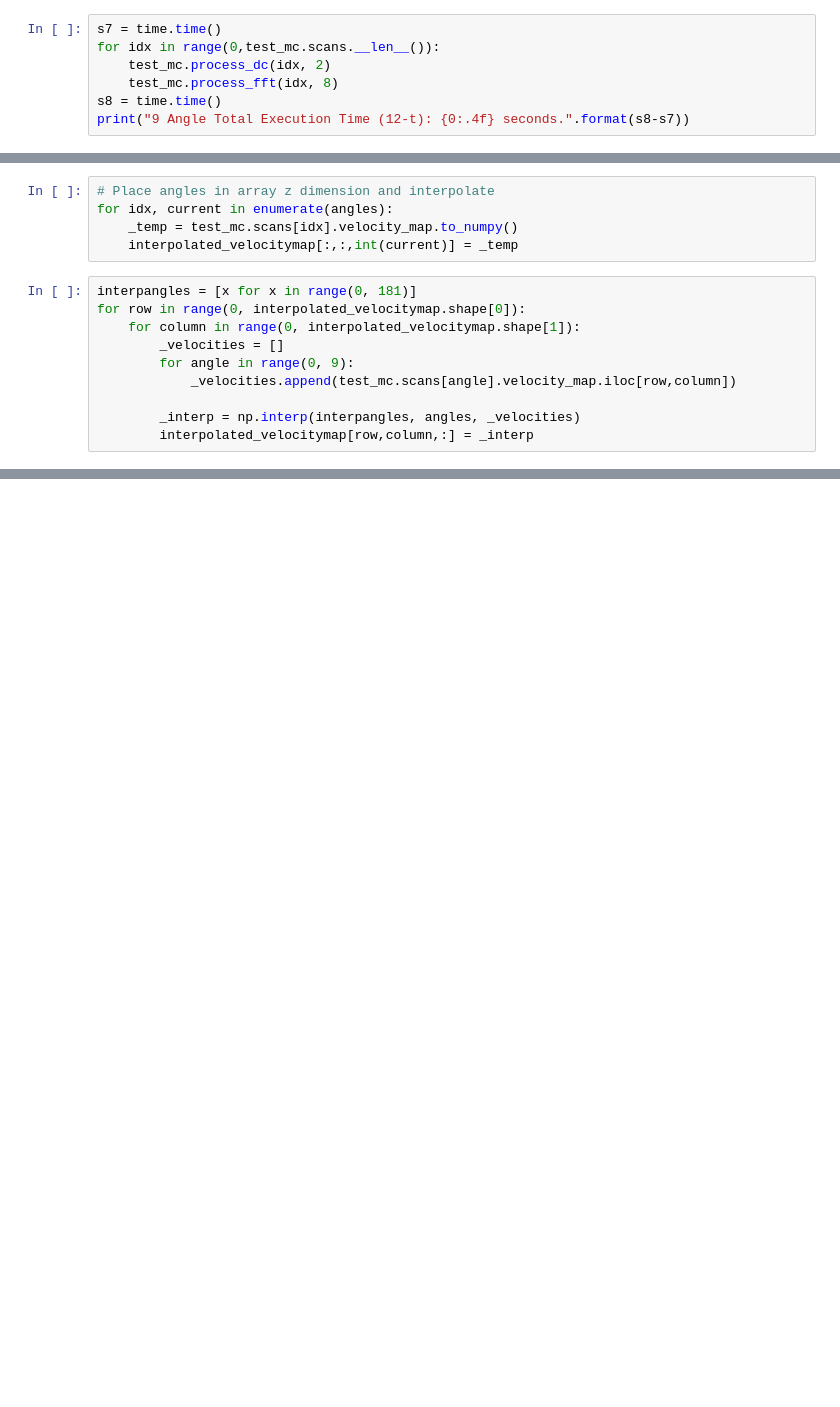
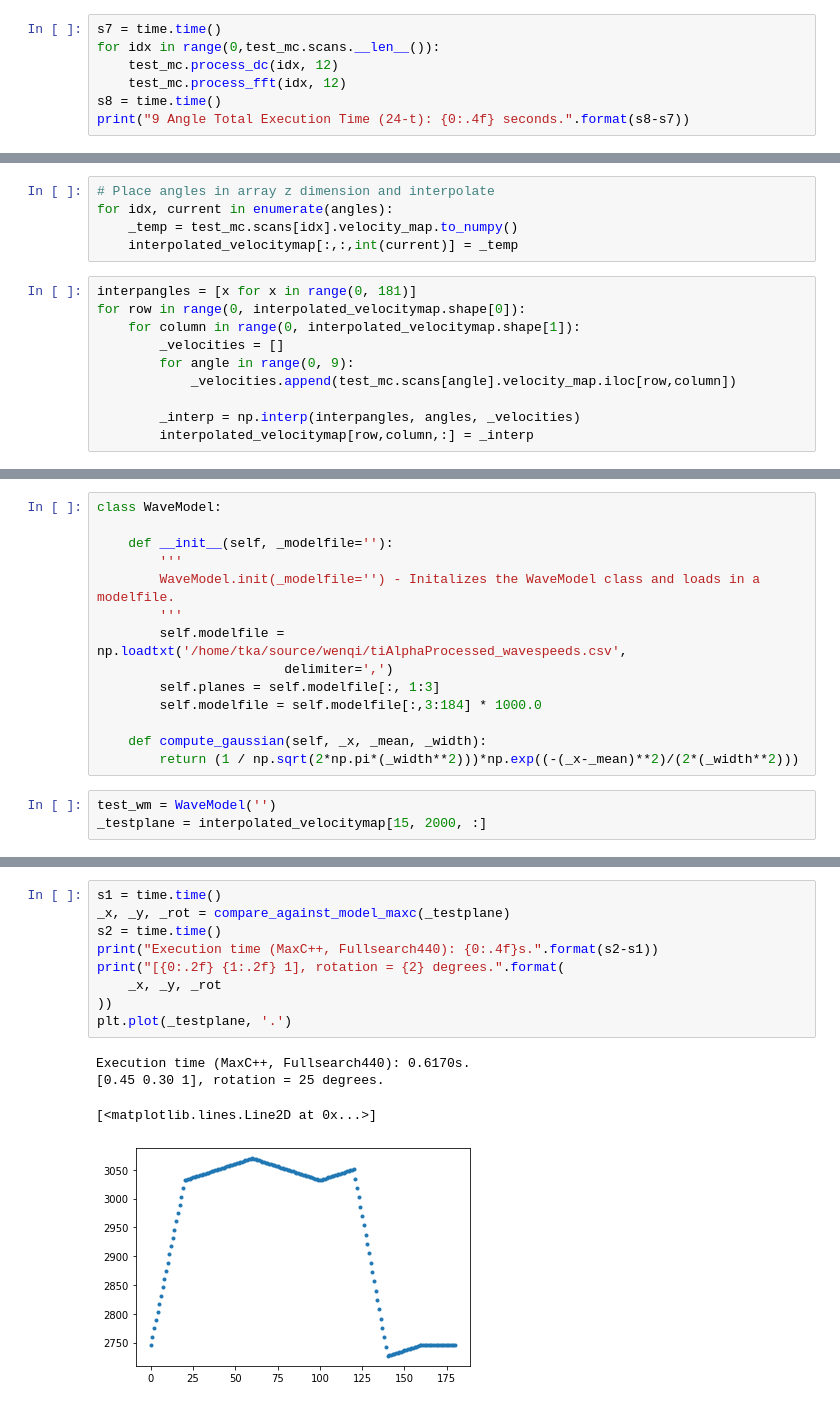
Before and after one commit to TKAles/visu, a Jupyter notebook: POC/TekCollection Test Harness.ipynb, the cells around one changed output, grey strips where cells are left out. Saved outputs shown, nothing was run; the diff lists cells and outputs as text; blank space fills up the shorter version.

```diff
--- a/POC/TekCollection Test Harness.ipynb
+++ b/POC/TekCollection Test Harness.ipynb
@@ -80,8 +80,8 @@ dcbar.set_label("DC Offset Voltage [V]")
 # %%
 s7 = time.time()
 for idx in range(0,test_mc.scans.__len__()):
-    test_mc.process_dc(idx, 2)
-    test_mc.process_fft(idx, 8)
+    test_mc.process_dc(idx, 12)
+    test_mc.process_fft(idx, 12)
 s8 = time.time()
-print("9 Angle Total Execution Time (12-t): {0:.4f} seconds.".format(s8-s7))
+print("9 Angle Total Execution Time (24-t): {0:.4f} seconds.".format(s8-s7))
 # %% [output]
@@ -176,0 +145,17 @@ plt.plot(interpangles, interpolated_velocitymap[15, 2000, :])
+# %%
+class WaveModel:
+
+    def __init__(self, _modelfile=''):
+        '''
+        WaveModel.init(_modelfile='') - Initalizes the WaveModel class and loads in a modelfile.
+        '''
+        self.modelfile = np.loadtxt('/home/tka/source/wenqi/tiAlphaProcessed_wavespeeds.csv',
+                        delimiter=',')
+        self.planes = self.modelfile[:, 1:3]
+        self.modelfile = self.modelfile[:,3:184] * 1000.0
+
+    def compute_gaussian(self, _x, _mean, _width):
+        return (1 / np.sqrt(2*np.pi*(_width**2)))*np.exp((-(_x-_mean)**2)/(2*(_width**2)))
+# %%
+test_wm = WaveModel('')
+_testplane = interpolated_velocitymap[15, 2000, :]
@@ -176,0 +306,14 @@ plt.plot(interpangles, interpolated_velocitymap[15, 2000, :])
+# %%
+s1 = time.time()
+_x, _y, _rot = compare_against_model_maxc(_testplane)
+s2 = time.time()
+print("Execution time (MaxC++, Fullsearch440): {0:.4f}s.".format(s2-s1))
+print("[{0:.2f} {1:.2f} 1], rotation = {2} degrees.".format(
+    _x, _y, _rot
+))
+plt.plot(_testplane, '.')
+# %% [output]
+Execution time (MaxC++, Fullsearch440): 0.6170s.
+[0.45 0.30 1], rotation = 25 degrees.
+[<matplotlib.lines.Line2D at 0x...>]
+[figure, added]
```
Also changed, not shown: parts of 33 cells of this notebook, 7 other files.
